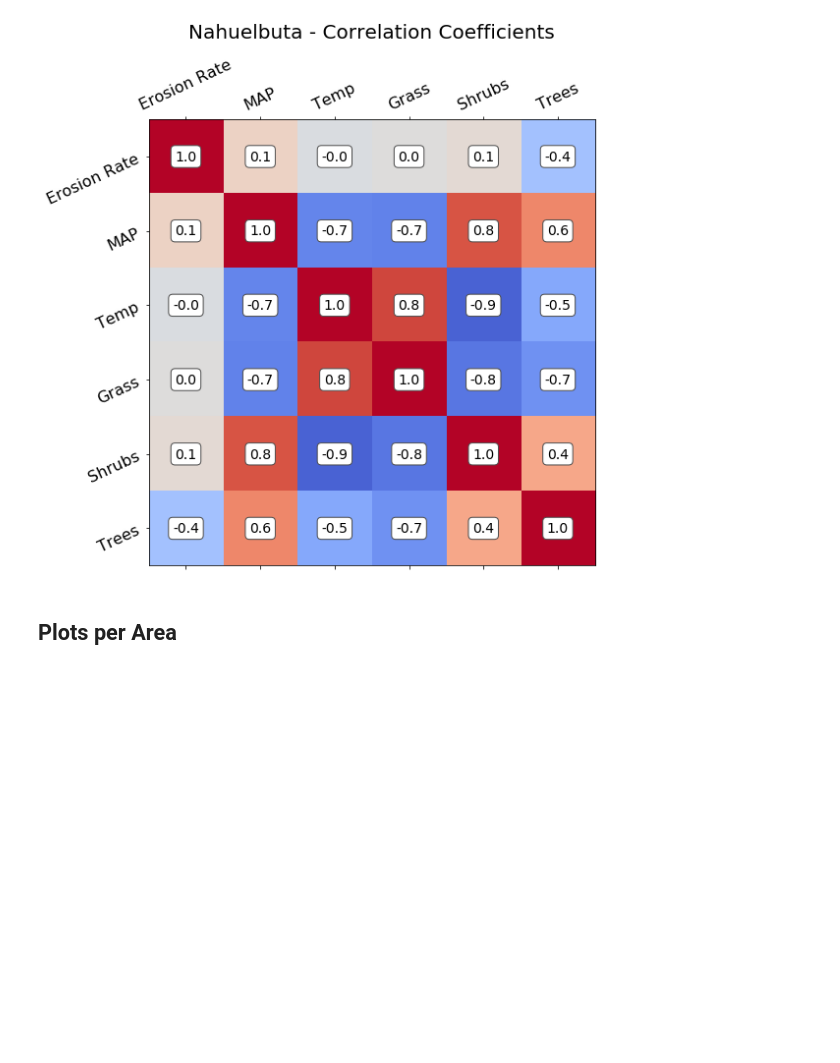
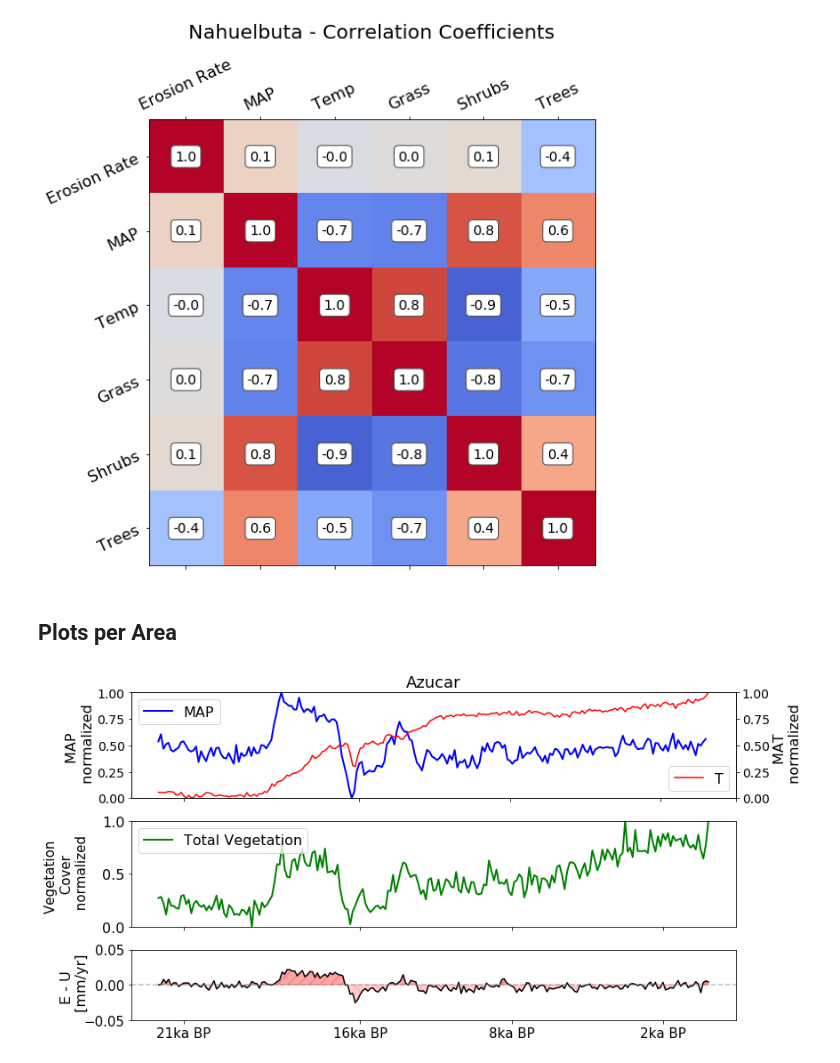
Before and after one commit to ManuSchmi88/paper_2_analysis, a Jupyter notebook: individual_plant_types/Results/coupled/load_nc_from_harddrive.ipynb, the cells around one changed output. Cells and saved outputs as stored; diff of their text form; code cells hidden in the pictures; blank space fills up the shorter version.

```diff
--- a/individual_plant_types/Results/coupled/load_nc_from_harddrive.ipynb
+++ b/individual_plant_types/Results/coupled/load_nc_from_harddrive.ipynb
@@ -435,0 +549,63 @@ nahuelbuta_vegi_cum = [np.sum([t,s,g]) for t,s,g in zip(nahuelbuta_trees, nahuel
+# %%
+x1 = [1000, 8000, 14000, 20000, 23000]
+labels = ['21ka BP','16ka BP','8ka BP','2ka BP', 'PD']
+
+fig,ax = plt.subplots(nrows = 3,
+                      ncols = 1,
+                      figsize = [12,6],
+                      gridspec_kw = {'height_ratios' : [1.5,1.5,1] },
+                      sharex = True)
+
+
+#AZUCAR
+ax[0].set_title('Azucar', fontsize = 18)
+ax[1].plot(time_vector, azucar_vegi_cum_normalize, 'g', label = 'Total Vegetation', linewidth = 2)
+ax[1].axes.tick_params(labelsize = 16)
+ax[1].legend(loc = 'upper left', fontsize = 16)
+ax[1].set_ylim(0,1)
+ax[1].set_ylabel('Vegetation \n Cover \n normalized', fontsize = 15)
+ax[1].get_yaxis().set_label_coords(-0.07,0.5)
+
+
+ax[0].plot(time_vector, azucar_rain_normalize, 'b', label = 'MAP', linewidth = 2)
+ax[0].legend(loc = 'upper left', fontsize = 16)
+ax[0].axes.tick_params(labelsize = 14)
+ax[0].set_ylim(0, 1)
+ax[0].set_ylabel('MAP \n normalized', fontsize = 16)
+ax[0].get_yaxis().set_label_coords(-0.06,0.5)
+
+ax1_y = ax[0].twinx()
+ax1_y.plot(time_vector, azucar_temp_normalize,'r', label = 'T')
+ax1_y.set_ylim(0,1)
+ax1_y.axes.tick_params(labelsize = 14)
+ax1_y.set_ylabel('MAT \n normalized', fontsize = 16)
+ax1_y.legend(loc = 'lower right', fontsize = 16)
+
+
+ax[2].plot(time_vector, [e-.1 for e in azucar_erosion], 'k', linewidth = 1.5)
+ax[2].axes.tick_params(labelsize = 15)
+ax[2].set_ylim(-0.05,0.05)
+ax[2].set_ylabel('E - U \n [mm/yr]', fontsize = 16)
+ax[2].axhline(0, color = 'grey', linestyle = '--', alpha = 0.5)
+ax[2].get_yaxis().set_label_coords(-0.07,0.5)
+
+e_minus_u = [e-.1 for e in azucar_erosion]
+ax[2].fill_between(time_vector, 0, e_minus_u,
+                   where = e_minus_u > np.zeros(np.shape(e_minus_u)),
+                   color = 'red',
+                   hatch = '//',
+                   alpha = 0.35)
+ax[2].fill_between(time_vector, 0, e_minus_u,
+                   where = e_minus_u < np.zeros(np.shape(e_minus_u)),
+                   color = 'red',
+                   hatch = '\\',
+                   alpha = 0.2)
+
+ax[0].set_xticks(x1)
+ax[0].set_xticklabels(labels)
+
+plt.tight_layout()
+
+plt.savefig('azucar_total_veg_map_erosion.png')
+# %% [output]
+[figure, added]
```
Also changed, not shown: parts of 10 cells of this notebook, 21 other files.
